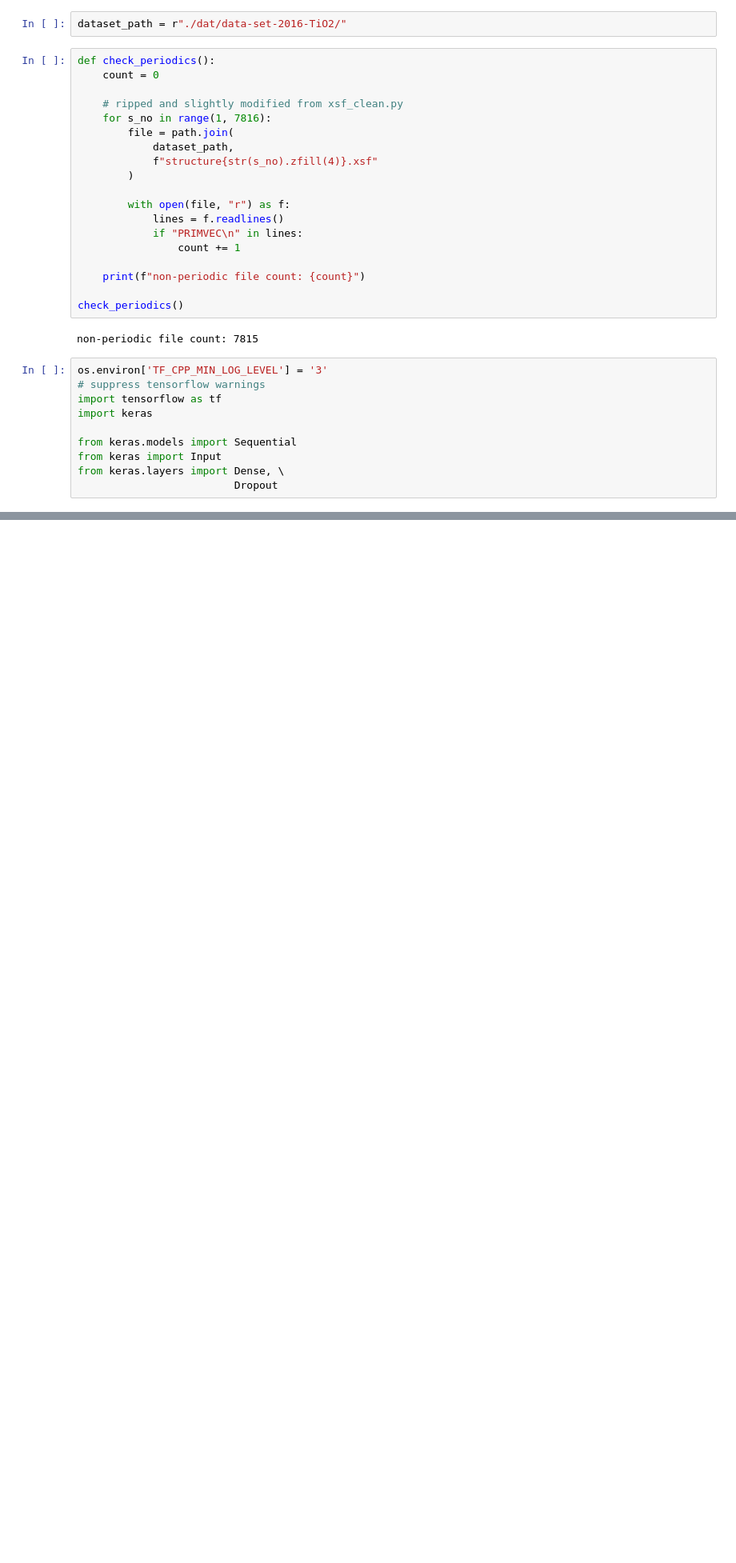
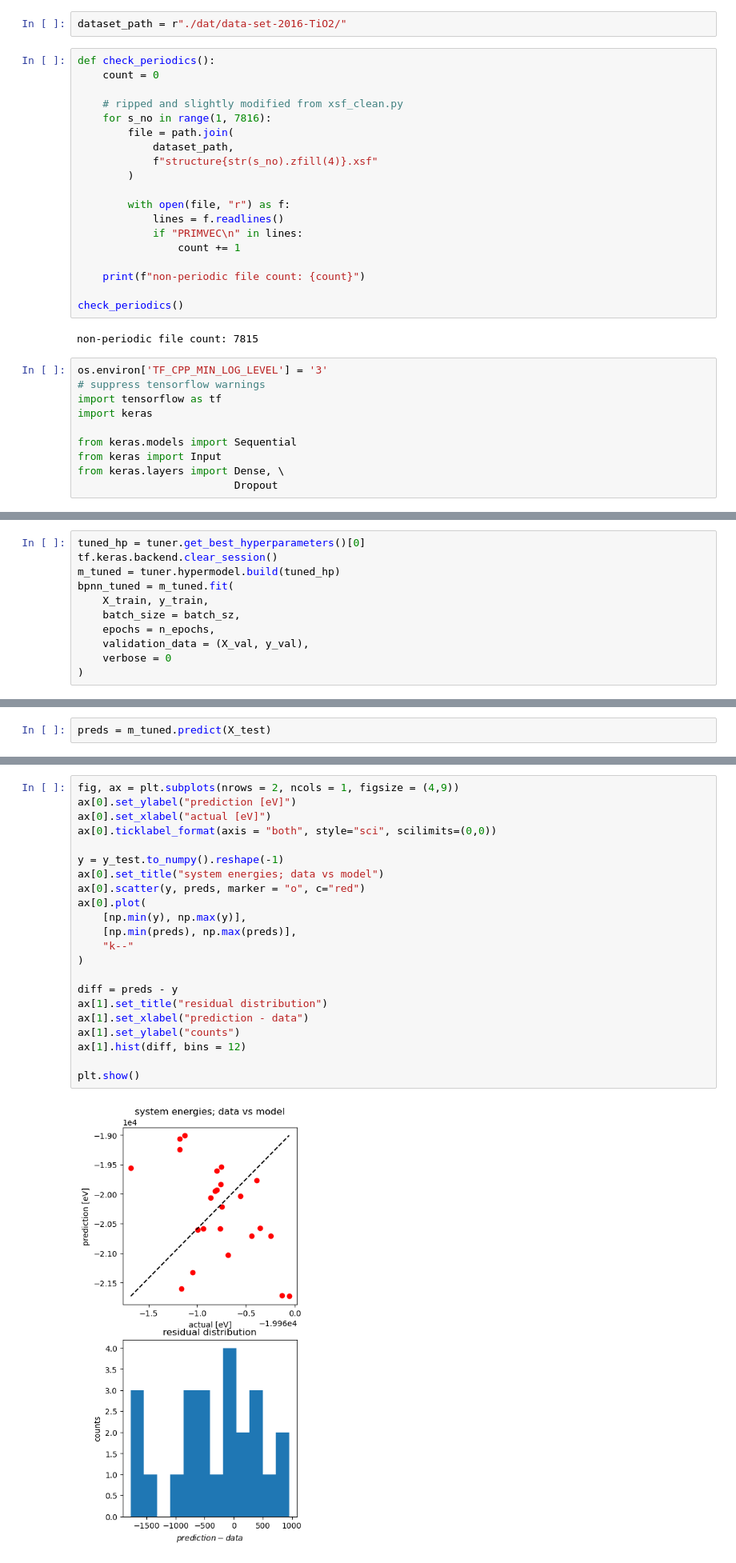
Before and after one commit to jprili/gnn-mlip, a Jupyter notebook: mlip.ipynb, the cells around one changed output, grey strips where cells are left out. Shown at 80% size. Drawn from its saved outputs; the diff is of its cells as text; blank space fills up the shorter version.

Commit message:
added tuner

```diff
--- a/mlip.ipynb
+++ b/mlip.ipynb
@@ -167,0 +256,11 @@ sym_calc.write_symmetries(r"./dat/symmetries/", 1)
+# %%
+tuned_hp = tuner.get_best_hyperparameters()[0]
+tf.keras.backend.clear_session()
+m_tuned = tuner.hypermodel.build(tuned_hp)
+bpnn_tuned = m_tuned.fit(
+    X_train, y_train,
+    batch_size = batch_sz,
+    epochs = n_epochs,
+    validation_data = (X_val, y_val),
+    verbose = 0
+)
@@ -167,0 +323,2 @@ sym_calc.write_symmetries(r"./dat/symmetries/", 1)
+# %%
+preds = m_tuned.predict(X_test)
@@ -167,0 +327,24 @@ sym_calc.write_symmetries(r"./dat/symmetries/", 1)
+# %%
+fig, ax = plt.subplots(nrows = 2, ncols = 1, figsize = (4,9))
+ax[0].set_ylabel("prediction [eV]")
+ax[0].set_xlabel("actual [eV]")
+ax[0].ticklabel_format(axis = "both", style="sci", scilimits=(0,0))
+
+y = y_test.to_numpy().reshape(-1)
+ax[0].set_title("system energies; data vs model")
+ax[0].scatter(y, preds, marker = "o", c="red")
+ax[0].plot(
+    [np.min(y), np.max(y)],
+    [np.min(preds), np.max(preds)],
+    "k--"
+)
+
+diff = preds - y
+ax[1].set_title("residual distribution")
+ax[1].set_xlabel("prediction - data")
+ax[1].set_ylabel("counts")
+ax[1].hist(diff, bins = 12)
+
+plt.show()
+# %% [output]
+[figure, added]
```
Also changed, not shown: parts of 16 cells of this notebook.
